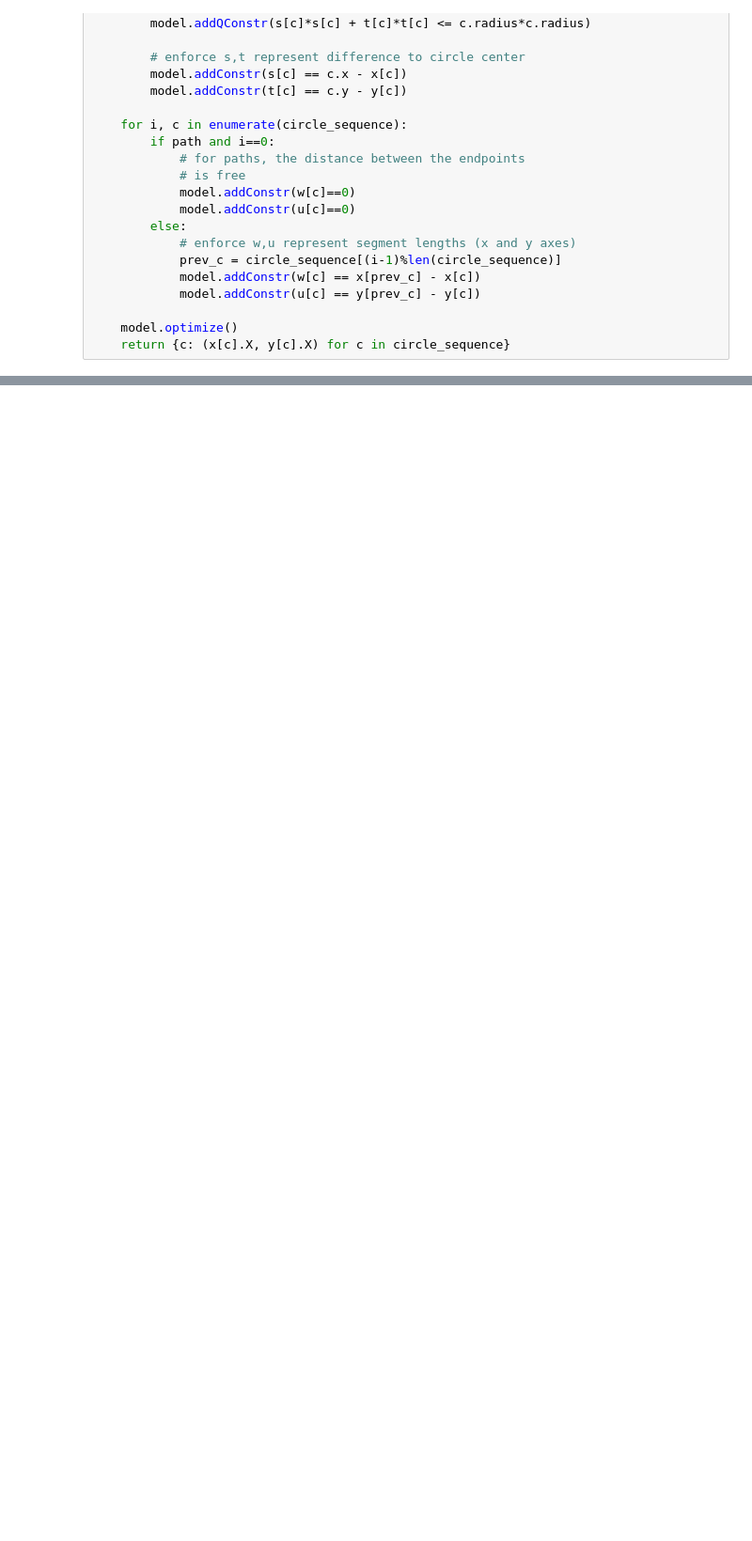
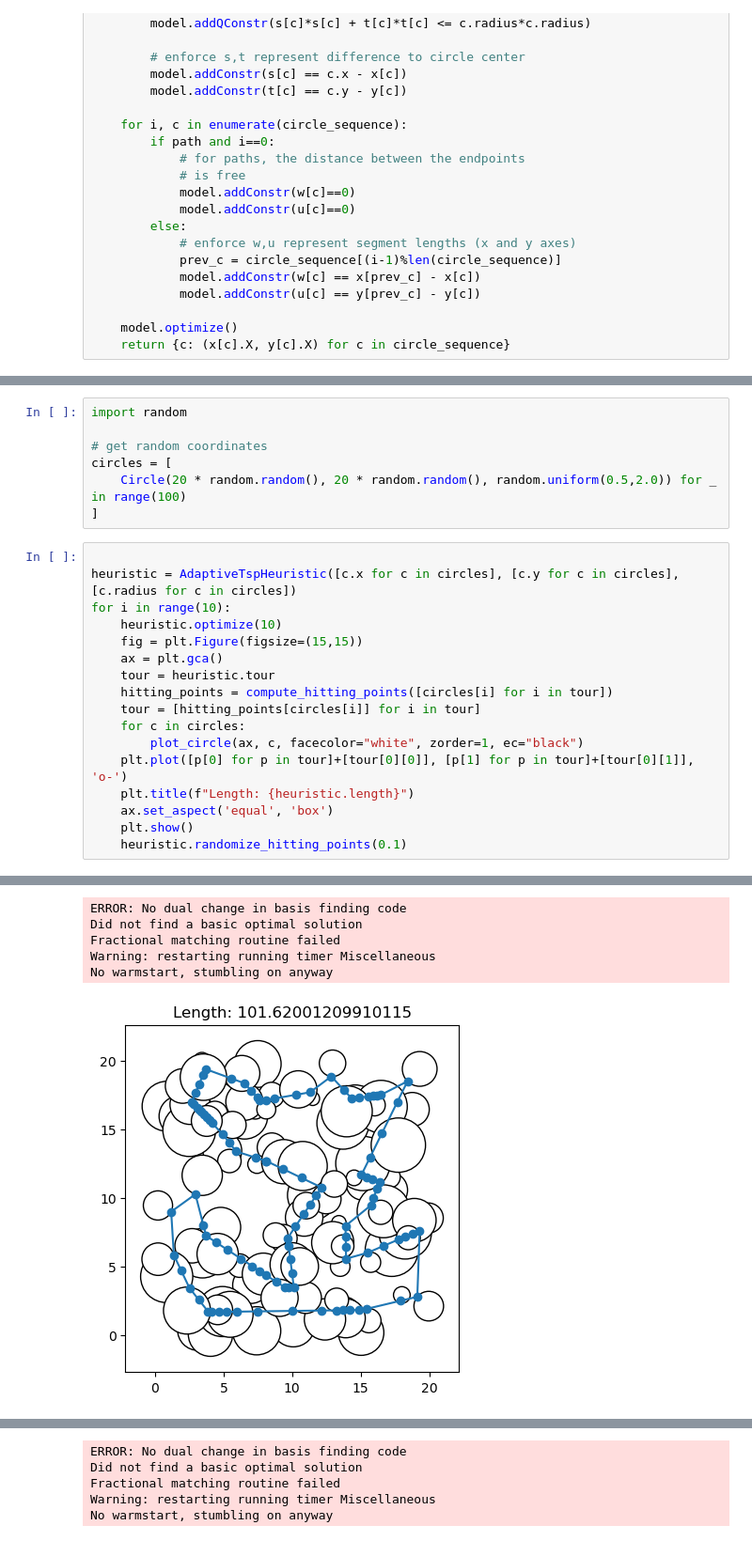
Before and after one commit to d-krupke/close-enough-tsp, a Jupyter notebook: notebooks/02_heuristic.ipynb, the cells around one changed output, grey strips where cells are left out. Shown at 94% size. Cells and saved outputs as stored; diff of their text form; blank space fills up the shorter version.

```diff
--- a/notebooks/02_heuristic.ipynb
+++ b/notebooks/02_heuristic.ipynb
@@ -141,0 +144,25 @@ Optimal objective 2.94428593e+02
+# %%
+import random
+
+# get random coordinates
+circles = [
+    Circle(20 * random.random(), 20 * random.random(), random.uniform(0.5,2.0)) for _ in range(100)
+]
+# %%
+
+heuristic = AdaptiveTspHeuristic([c.x for c in circles], [c.y for c in circles], [c.radius for c in circles])
+for i in range(10):
+    heuristic.optimize(10)
+    fig = plt.Figure(figsize=(15,15))
+    ax = plt.gca()
+    tour = heuristic.tour
+    hitting_points = compute_hitting_points([circles[i] for i in tour])
+    tour = [hitting_points[circles[i]] for i in tour]
+    for c in circles:
+        plot_circle(ax, c, facecolor="white", zorder=1, ec="black")
+    plt.plot([p[0] for p in tour]+[tour[0][0]], [p[1] for p in tour]+[tour[0][1]], 'o-')
+    plt.title(f"Length: {heuristic.length}")
+    ax.set_aspect('equal', 'box')
+    plt.show()
+    heuristic.randomize_hitting_points(0.1)
+# %% [output]
@@ -141,0 +186,6 @@ Optimal objective 2.94428593e+02
+ERROR: No dual change in basis finding code
+Did not find a basic optimal solution
+Fractional matching routine failed
+Warning: restarting running timer Miscellaneous
+No warmstart, stumbling on anyway
+[figure, added]
@@ -141,0 +209,5 @@ Optimal objective 2.94428593e+02
+ERROR: No dual change in basis finding code
+Did not find a basic optimal solution
+Fractional matching routine failed
+Warning: restarting running timer Miscellaneous
+No warmstart, stumbling on anyway
```
Also changed, not shown: parts of 7 cells of this notebook, 2 other files.
